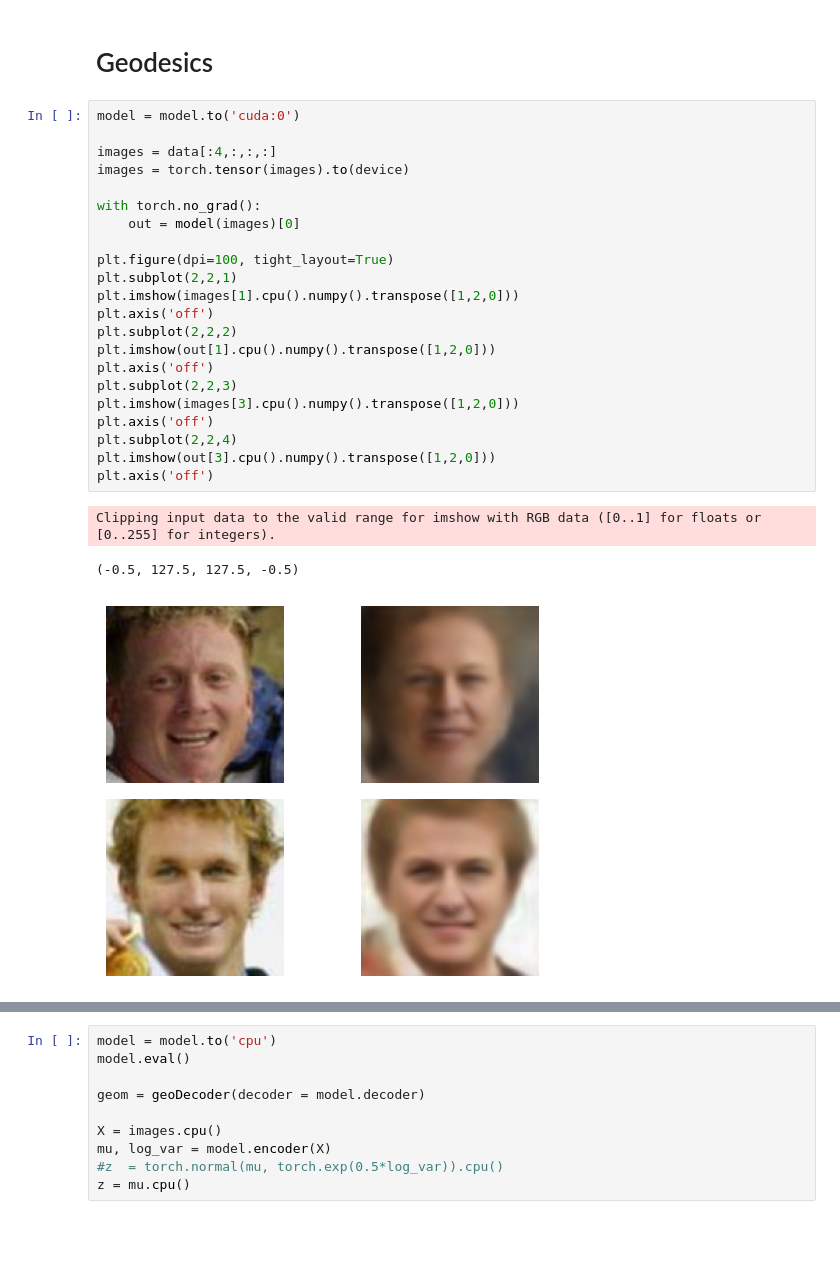
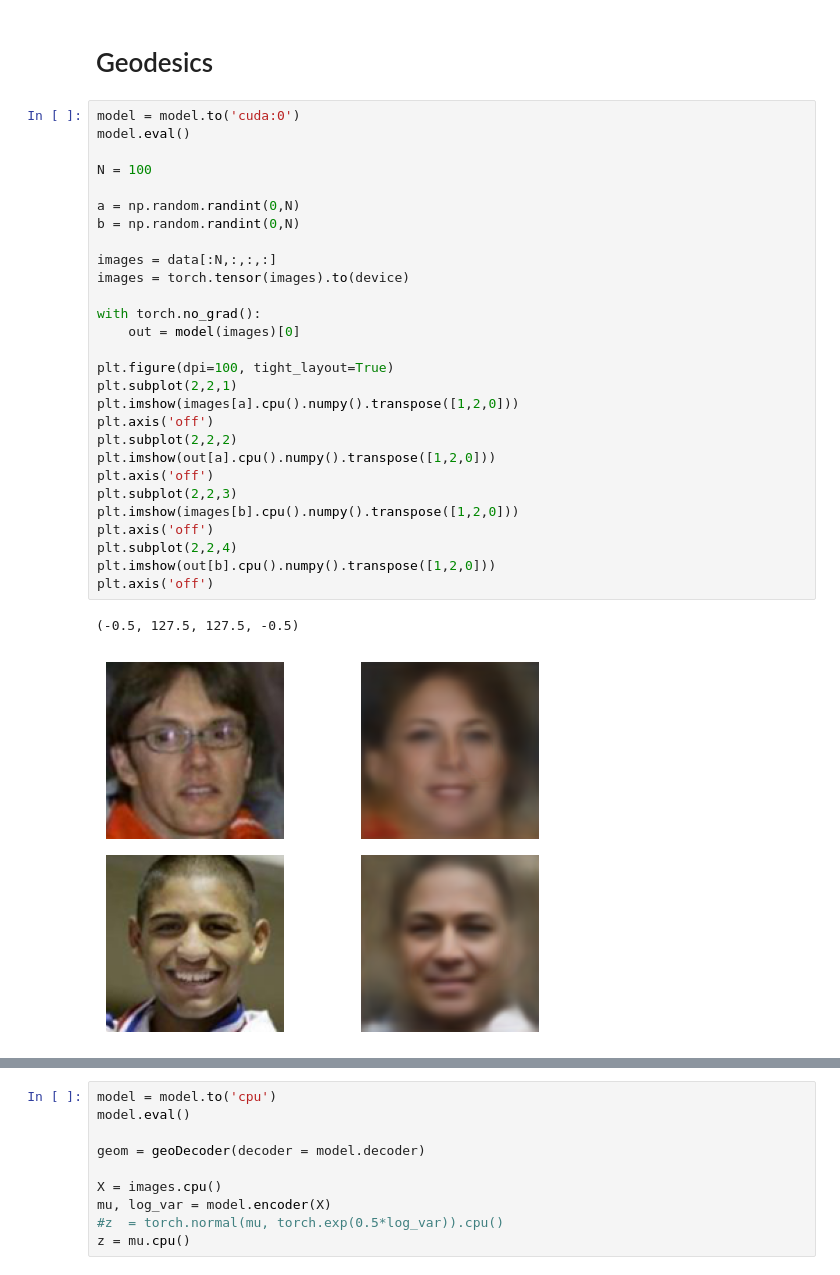
Before and after one commit to aliicee3/LOGML2021-Learning-Latent-Geometries, a Jupyter notebook: ConvVAE/ConvVAE.ipynb, the cells around one changed output, grey strips where cells are left out. Drawn from its saved outputs; the diff is of its cells as text; blank space fills up the shorter version.

```diff
--- a/ConvVAE/ConvVAE.ipynb
+++ b/ConvVAE/ConvVAE.ipynb
@@ -215,30 +217,35 @@ Clipping input data to the valid range for imshow with RGB data ([0..1] for floa
 # Geodesics
 # %%
 model = model.to('cuda:0')
+model.eval()
 
-images = data[:4,:,:,:]
+N = 100
+
+a = np.random.randint(0,N)
+b = np.random.randint(0,N)
+
+images = data[:N,:,:,:]
 images = torch.tensor(images).to(device)
 
 with torch.no_grad():
     out = model(images)[0]
 
 plt.figure(dpi=100, tight_layout=True)
 plt.subplot(2,2,1)
-plt.imshow(images[1].cpu().numpy().transpose([1,2,0]))
+plt.imshow(images[a].cpu().numpy().transpose([1,2,0]))
 plt.axis('off')
 plt.subplot(2,2,2)
-plt.imshow(out[1].cpu().numpy().transpose([1,2,0]))
+plt.imshow(out[a].cpu().numpy().transpose([1,2,0]))
 plt.axis('off')
 plt.subplot(2,2,3)
-plt.imshow(images[3].cpu().numpy().transpose([1,2,0]))
+plt.imshow(images[b].cpu().numpy().transpose([1,2,0]))
 plt.axis('off')
 plt.subplot(2,2,4)
-plt.imshow(out[3].cpu().numpy().transpose([1,2,0]))
+plt.imshow(out[b].cpu().numpy().transpose([1,2,0]))
 plt.axis('off')
 # %% [output]
-Clipping input data to the valid range for imshow with RGB data ([0..1] for floats or [0..255] for integers).
+(-0.5, 127.5, 127.5, -0.5)
-(-0.5, 127.5, 127.5, -0.5)
-[figure, old version]
+[figure, new version]
 # %%
 from stochman import manifold, geodesic, utilities
 from stochman.curves import BasicCurve, CubicSpline
```
Also changed, not shown: parts of 8 cells of this notebook.
